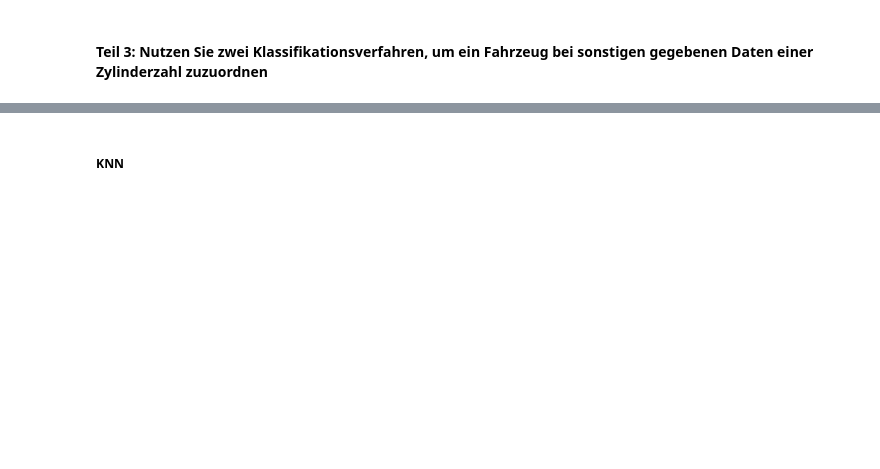
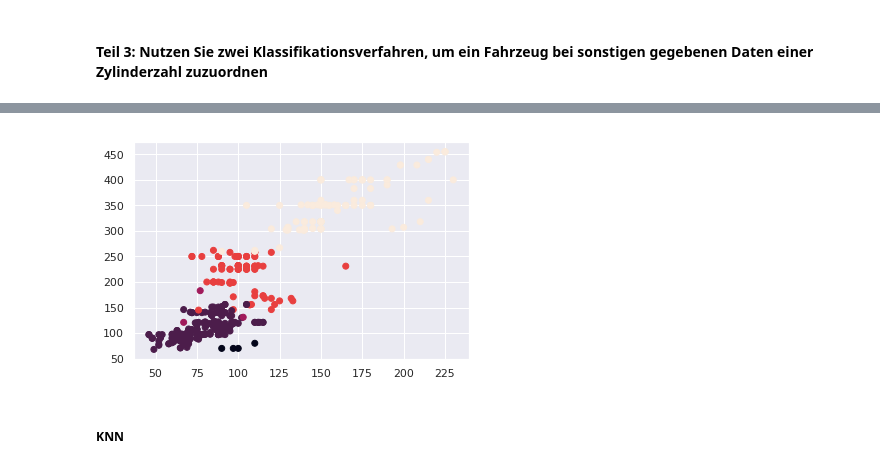
Before and after one commit to emrebesogul/data-science, a Jupyter notebook: Programmentwurf.ipynb, the cells around one changed output, grey strips where cells are left out. Cells and saved outputs as stored; diff of their text form; code cells hidden in the pictures; blank space fills up the shorter version.

```diff
--- a/Programmentwurf.ipynb
+++ b/Programmentwurf.ipynb
@@ -363,2 +340,7 @@ X_train.head()
+# %%
+plt.scatter(df_x.hp,df_x.displacement,c=df_y.cylinders)
+plt.show()
+# %% [output]
+[figure, added]
 # %% [markdown]
 ##### KNN
```
Also changed, not shown: parts of 12 cells of this notebook.
